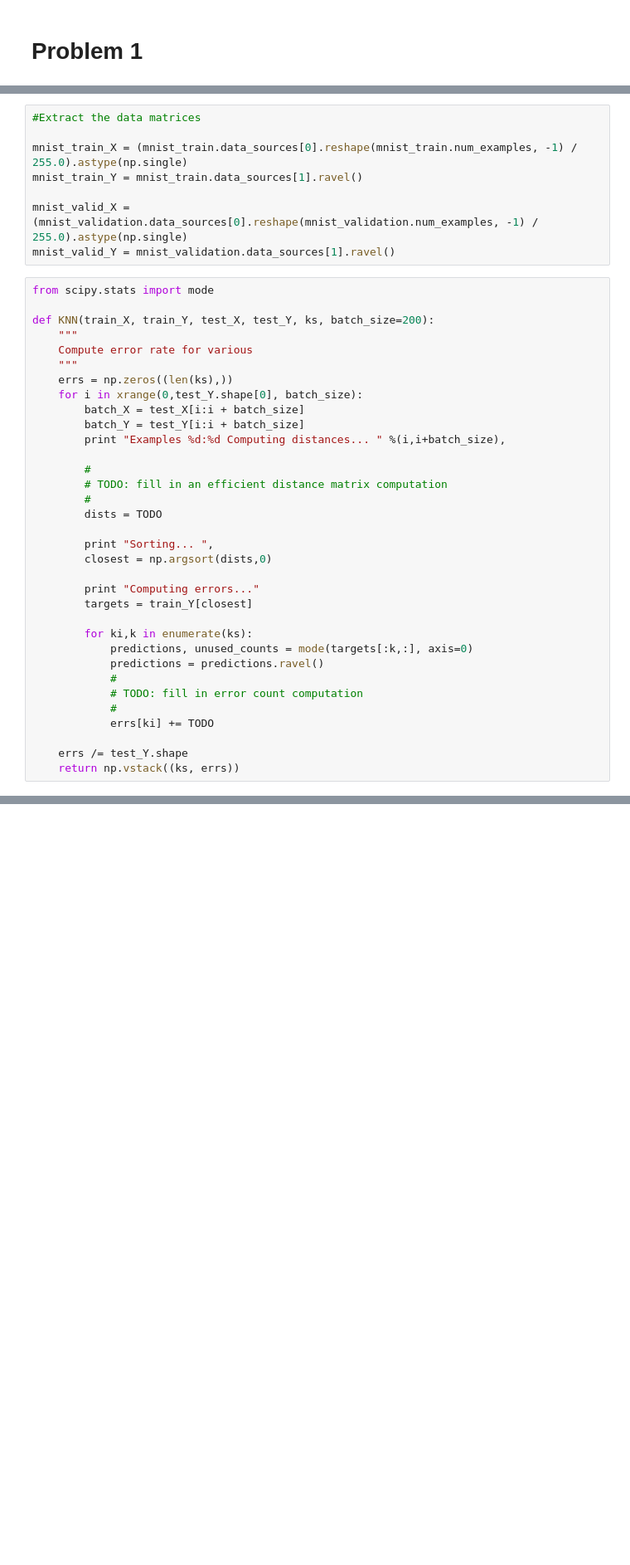
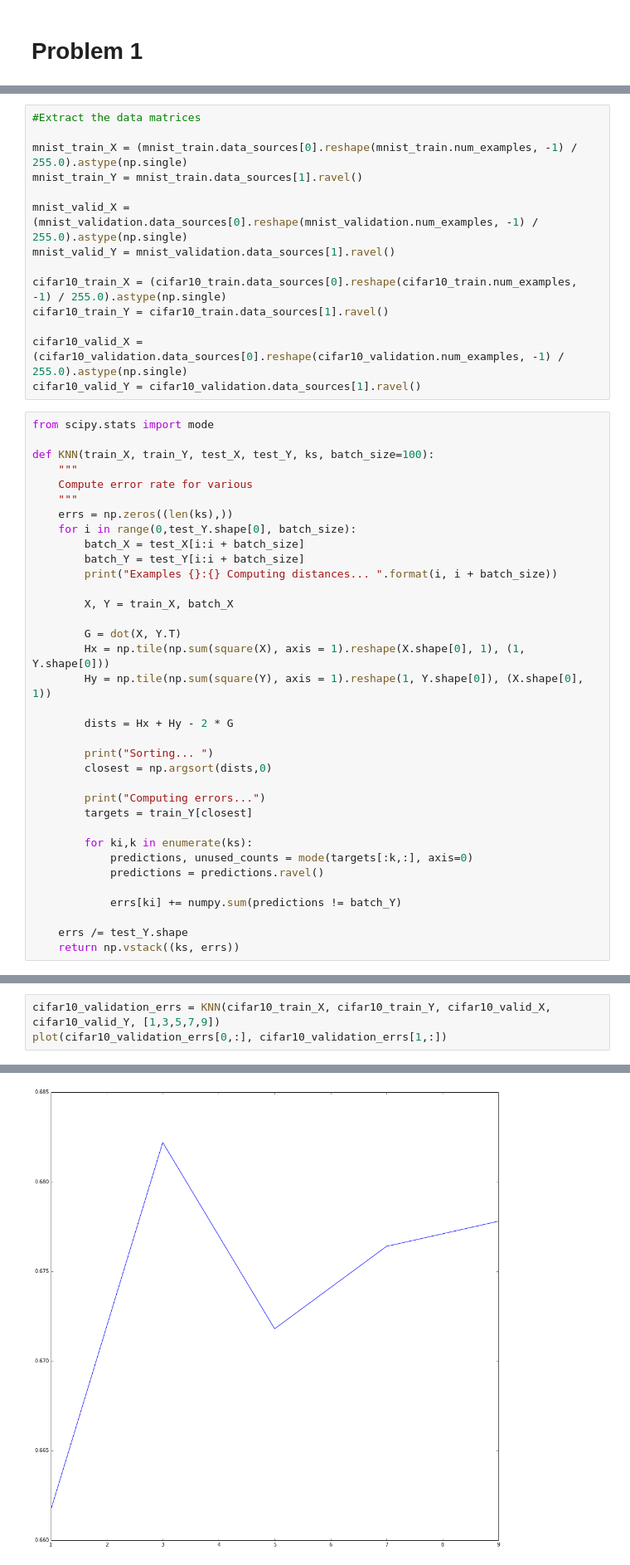
Before and after one commit to ciechowoj/nn_assignments, a Jupyter notebook: assignment2/starter_code.ipynb, the cells around one changed output, grey strips where cells are left out. Shown at 83% size. Cells and saved outputs as stored; diff of their text form; blank space fills up the shorter version.

```diff
--- a/assignment2/starter_code.ipynb
+++ b/assignment2/starter_code.ipynb
@@ -86,37 +86,44 @@ mnist_train_Y = mnist_train.data_sources[1].ravel()
 
 mnist_valid_X = (mnist_validation.data_sources[0].reshape(mnist_validation.num_examples, -1) / 255.0).astype(np.single)
 mnist_valid_Y = mnist_validation.data_sources[1].ravel()
+
+cifar10_train_X = (cifar10_train.data_sources[0].reshape(cifar10_train.num_examples, -1) / 255.0).astype(np.single)
+cifar10_train_Y = cifar10_train.data_sources[1].ravel()
+
+cifar10_valid_X = (cifar10_validation.data_sources[0].reshape(cifar10_validation.num_examples, -1) / 255.0).astype(np.single)
+cifar10_valid_Y = cifar10_validation.data_sources[1].ravel()
 # %%
 from scipy.stats import mode
 
-def KNN(train_X, train_Y, test_X, test_Y, ks, batch_size=200):
+def KNN(train_X, train_Y, test_X, test_Y, ks, batch_size=100):
     """
     Compute error rate for various
     """
     errs = np.zeros((len(ks),))
-    for i in xrange(0,test_Y.shape[0], batch_size):
+    for i in range(0,test_Y.shape[0], batch_size):
         batch_X = test_X[i:i + batch_size]
         batch_Y = test_Y[i:i + batch_size]
-        print "Examples %d:%d Computing distances... " %(i,i+batch_size),
+        print("Examples {}:{} Computing distances... ".format(i, i + batch_size))
 
-        #
-        # TODO: fill in an efficient distance matrix computation
-        #
-        dists = TODO
+        X, Y = train_X, batch_X
 
-        print "Sorting... ",
+        G = dot(X, Y.T)
+        Hx = np.tile(np.sum(square(X), axis = 1).reshape(X.shape[0], 1), (1, Y.shape[0]))
+        Hy = np.tile(np.sum(square(Y), axis = 1).reshape(1, Y.shape[0]), (X.shape[0], 1))
+
+        dists = Hx + Hy - 2 * G
+
+        print("Sorting... ")
         closest = np.argsort(dists,0)
 
-        print "Computing errors..."
+        print("Computing errors...")
         targets = train_Y[closest]
 
         for ki,k in enumerate(ks):
             predictions, unused_counts = mode(targets[:k,:], axis=0)
             predictions = predictions.ravel()
-            #
-            # TODO: fill in error count computation
-            #
-            errs[ki] += TODO
+
+            errs[ki] += numpy.sum(predictions != batch_Y)
 
     errs /= test_Y.shape
     return np.vstack((ks, errs))
@@ -148,0 +192,4 @@ print "When k=%d the test error rate is %.1f%%" % (mnist_test_errs[0,0], mnist_t
+# %%
+cifar10_validation_errs = KNN(cifar10_train_X, cifar10_train_Y, cifar10_valid_X, cifar10_valid_Y, [1,3,5,7,9])
+plot(cifar10_validation_errs[0,:], cifar10_validation_errs[1,:])
+# %% [output]
@@ -148,0 +214 @@ print "When k=%d the test error rate is %.1f%%" % (mnist_test_errs[0,0], mnist_t
+[figure, added]
```
Also changed, not shown: parts of 11 cells of this notebook.
